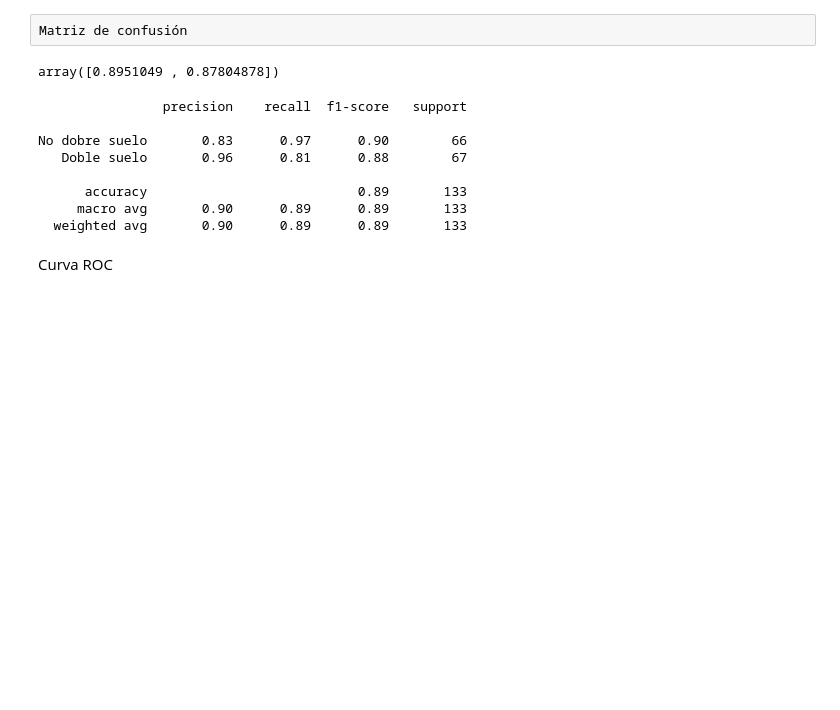
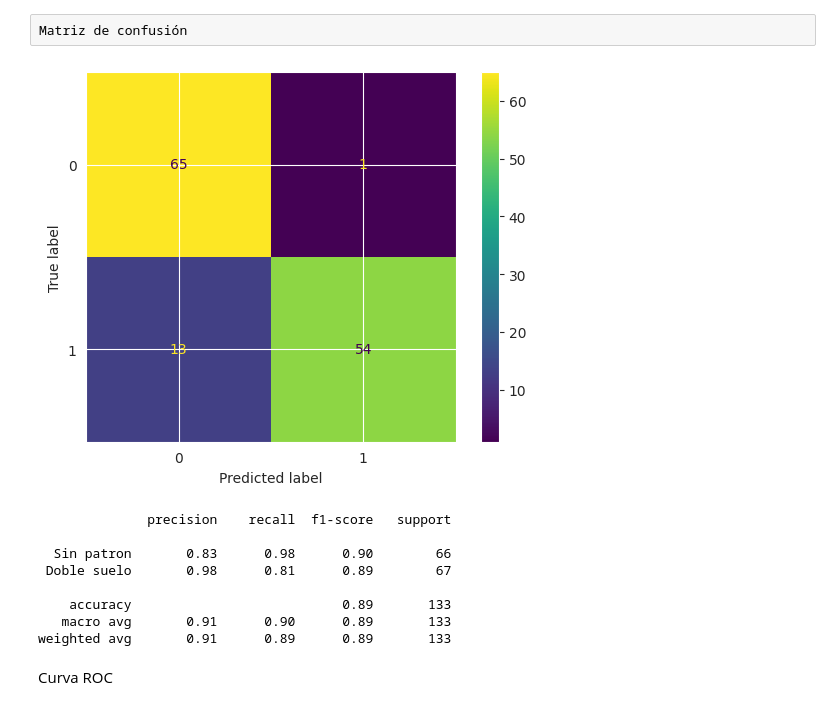
Before and after one commit to QuantumA/ml-patron-detector, a Jupyter notebook: notebooks/parte_1.ipynb, the cells around one changed output. Saved outputs shown, nothing was run; the diff lists cells and outputs as text; code cells hidden in the pictures; blank space fills up the shorter version.

```diff
--- a/notebooks/parte_1.ipynb
+++ b/notebooks/parte_1.ipynb
@@ -36,10 +34,0 @@ for data in class_1.iterrows():
-# %%
-for data in class_0[10:12].iterrows():
-    windata = ibex.loc[data[1].date:].head(window)
-
-    fig, ax = plt.subplots(figsize=(6, 4))
-    candlestick2_ohlc(ax, windata.open, windata.high,
-                      windata.low, windata.close,
-                      colorup='g', colordown='r', width=0.66, alpha=0.8)
-    print(data[1].date)
-    plt.show()
@@ -428,22 +218,26 @@ Tree: 0.8872180451127819
 # %% [raw]
 Matriz de confusión
+# %%
+from sklearn.metrics import confusion_matrix, ConfusionMatrixDisplay
+
+cm_multi = confusion_matrix(test_y, y_pred_single)
+disp = ConfusionMatrixDisplay(confusion_matrix=cm_multi, display_labels=[0, 1])
+disp.plot()
+plt.show()
+# %% [output]
+[figure, added]
 # %%
-from sklearn.metrics import f1_score
-f1_score(test_y, y_pred_single, average=None)
+from sklearn.metrics import classification_report
+print(classification_report(test_y, y_pred_single, target_names=["Sin patron", "Doble suelo"]))
 # %% [output]
-array([0.8951049 , 0.87804878])
+              precision    recall  f1-score   support
+
+  Sin patron       0.83      0.98      0.90        66
+ Doble suelo       0.98      0.81      0.89        67
+
+    accuracy                           0.89       133
+   macro avg       0.91      0.90      0.89       133
+weighted avg       0.91      0.89      0.89       133
-# %%
-from sklearn.metrics import classification_report
-print(classification_report(test_y, y_pred_single, target_names=["No dobre suelo","Doble suelo"]))
-# %% [output]
-                precision    recall  f1-score   support
-
-No dobre suelo       0.83      0.97      0.90        66
-   Doble suelo       0.96      0.81      0.88        67
-
-      accuracy                           0.89       133
-     macro avg       0.90      0.89      0.89       133
-  weighted avg       0.90      0.89      0.89       133
 # %% [markdown]
 Curva ROC
 # %%
```
Also changed, not shown: parts of 65 cells of this notebook, 4 other files.
